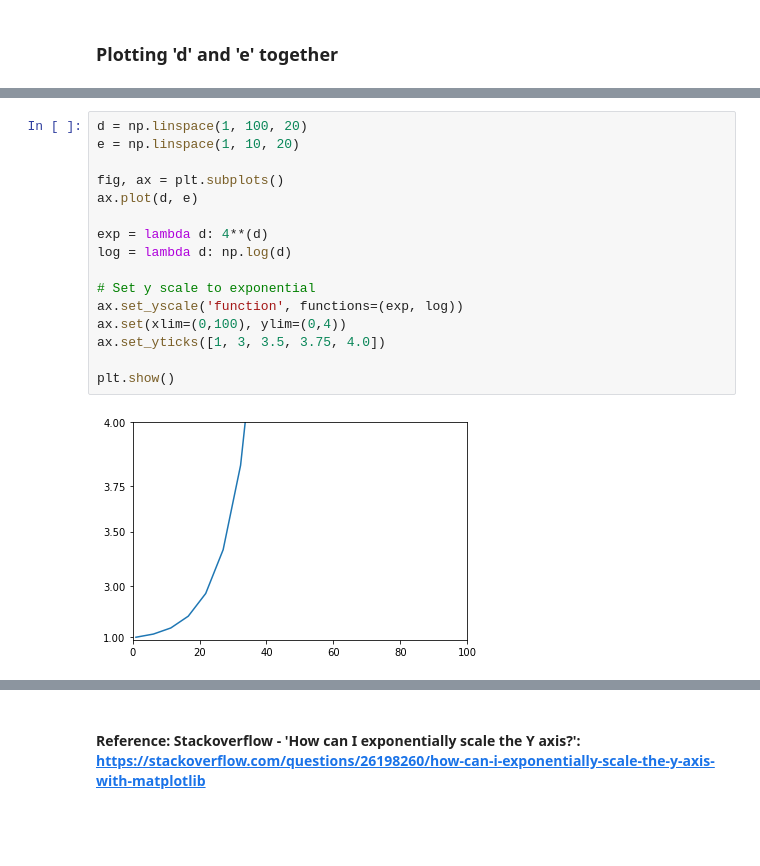
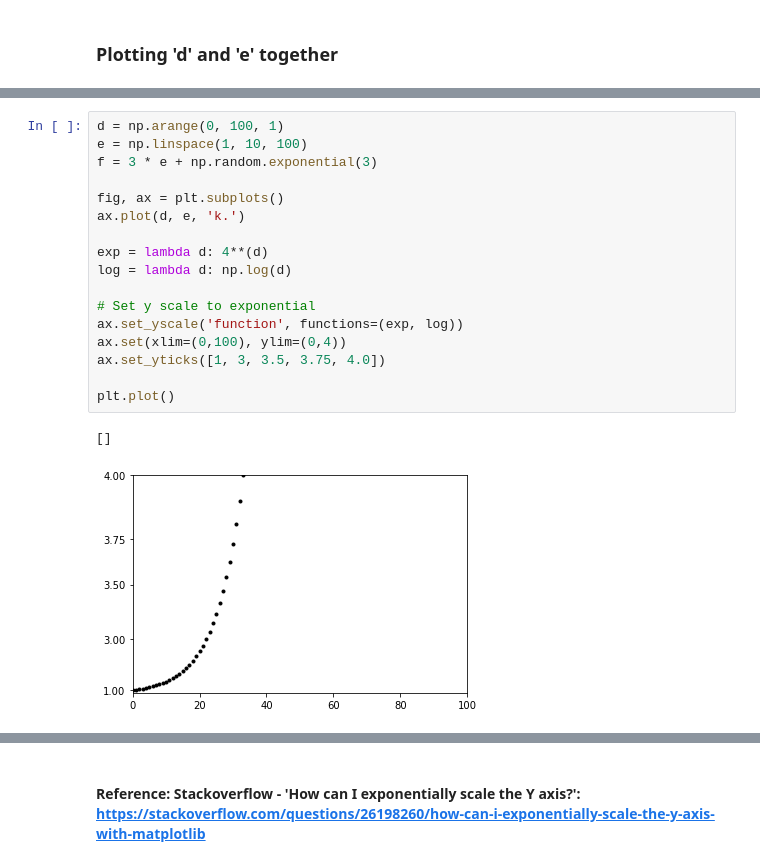
Before and after one commit to PJFinnerty/Machine-Learning-and-Statistics, a Jupyter notebook: Research.ipynb, the cells around one changed output, grey strips where cells are left out. Cells and saved outputs as stored; diff of their text form; blank space fills up the shorter version.

Commit message:
Carried out practice on curve fitting (exponential distribution). Added 3 plots showing exponential growth, with noise added. REferences include solutions from StackOverflow and Towards Data Science.

```diff
--- a/Research.ipynb
+++ b/Research.ipynb
@@ -134,18 +175,20 @@ plt.show()
 # %%
-d = np.linspace(1, 100, 20)
-e = np.linspace(1, 10, 20)
+d = np.arange(0, 100, 1)
+e = np.linspace(1, 10, 100)
+f = 3 * e + np.random.exponential(3)
 
 fig, ax = plt.subplots()
-ax.plot(d, e)
+ax.plot(d, e, 'k.')
 
 exp = lambda d: 4**(d)
 log = lambda d: np.log(d)
 
 # Set y scale to exponential
 ax.set_yscale('function', functions=(exp, log))
 ax.set(xlim=(0,100), ylim=(0,4))
 ax.set_yticks([1, 3, 3.5, 3.75, 4.0])
 
-plt.show()
+plt.plot()
 # %% [output]
+[]
-[figure, old version]
+[figure, new version]
```
Also changed, not shown: parts of 13 cells of this notebook.
